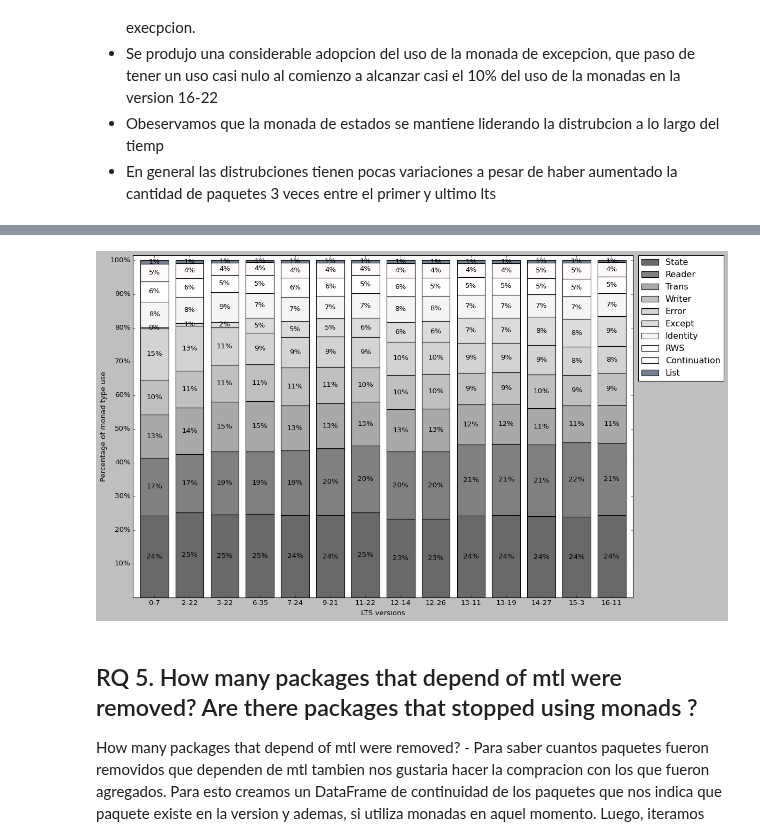
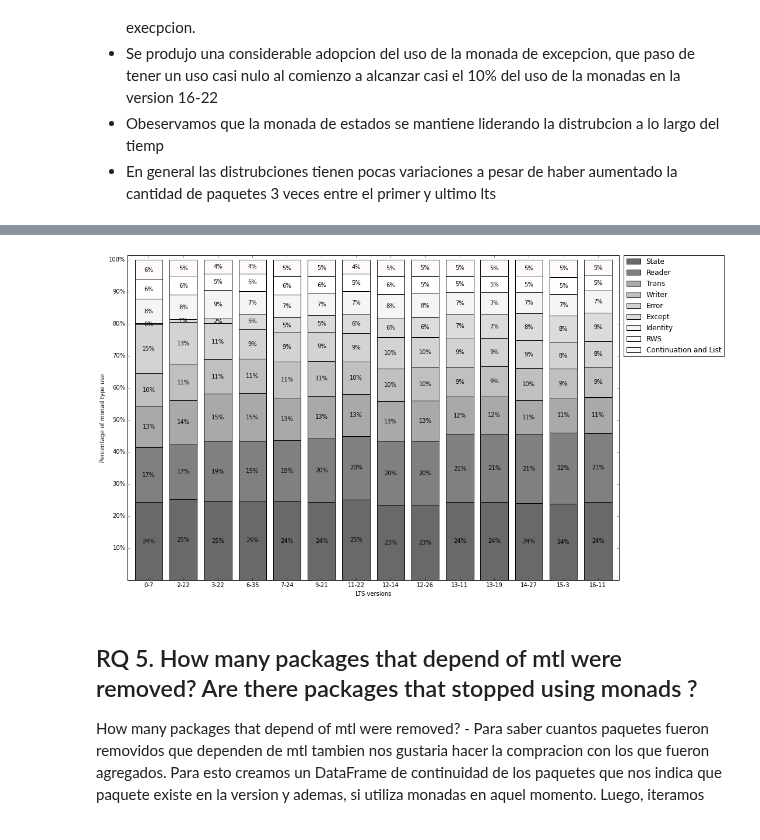
Before and after one commit to pragmaticslaboratory/stackage-evolution, a Jupyter notebook: notebooks/answers.ipynb, the cells around one changed output, grey strips where cells are left out. Drawn from its saved outputs; the diff is of its cells as text; code cells hidden in the pictures.

```diff
--- a/notebooks/answers.ipynb
+++ b/notebooks/answers.ipynb
@@ -94,22 +94,21 @@ lts_datetim = [
     datetime(2020,3,7),
     datetime(2020,8,25)
 ]
-lts_date = [
-    "2014-12",
-    "2015-08",
-    "2016-01",
-    "2017-07",
-    "2017-05",
-    "2017-12",
-    "2018-06",
-    "2018-09",
-    "2018-12",
-    "2019-03",
-    "2019-06",
-    "2020-01",
-    "2020-04",
-    "2020-08"
-]
-dates = matplotlib.dates.date2num(lts_date)
+lts_date = ["2014-12"]
+dates = [datetime(2014,12,1)]
+year = 2015
+for i in range (6):
+    month = 0
+    for i in range (4):
+        month += 3
+        x = year
+        y = str(month)
+        date = str(x)+"-"+str(y)
+        formato = datetime(year,month,1)
+        lts_date.append(date)
+        dates.append(formato)
+    year += 1
+
+dates = matplotlib.dates.date2num(dates)
 for df in df_list:
     total_pkgs.append(len(df))
@@ -678,34 +692,37 @@ for num, monad in enumerate(monads_type):
+# %%
+for i in range (len(data[1])):
+    data[8][i] = data[8][i]+data[9][i]
 # %%
 import operator
 fig, ax = plt.subplots(figsize=(12, 10))
 ax.margins(0.015)
 plt.subplots_adjust(right=1.1)
 
 def calculate_bottom(data, bar_idx):
     if bar_idx == 0:
         return 0
 
     cumsum = [0, 0, 0, 0, 0, 0, 0, 0, 0, 0, 0, 0, 0, 0, 0]
     for idx in range(0, bar_idx):
         cumsum = list(map(operator.add, cumsum, data[idx]))
 
     return cumsum
 
-monads_type = ['State', 'Reader', 'Trans', 'Writer', 'Error', 'Except', 'Identity', 'RWS', 'Continuation', 'List']
+monads_type = ['State', 'Reader', 'Trans', 'Writer', 'Error', 'Except', 'Identity', 'RWS', 'Continuation and List']
 colors = colors = ['dimgrey', 'grey', 'darkgrey', 'silver', 'lightgrey', 'gainsboro', 'whitesmoke', 'white', 'snow', 'slategrey']
 for idx, monad in enumerate(monads_type):
     bar = ax.bar(x=lts_list, height=data[idx], bottom=calculate_bottom(data, idx), width=.8, color=colors[idx], align='center', label=monad)
     ax.bar_label(bar, labels=list(map(lambda per: f"{round(per)}%", data[idx])), label_type='center', color='black')
 
 ax.legend(bbox_to_anchor=(1.01, 1), loc='upper left', borderaxespad=0.)
 ax.set_yticks([10, 20, 30, 40, 50, 60, 70, 80, 90, 100])
 ax.set_yticklabels(['10%', '20%', '30%', '40%', '50%', '60%', '70%', '80%', '90%', '100%'])
 ax.set_xlabel('LTS versions')
 ax.set_ylabel('Percentage of monad type use')
 plt.savefig("graphs/rq4.pdf", format='pdf', bbox_inches='tight')
 plt.show()
 # %% [output]
-[figure, old version]
+[figure, new version]
 # %% [markdown]
 ## RQ 5.  How many packages that depend of mtl were removed? Are there packages that stopped using monads ?
 
```
Also changed, not shown: parts of 5 cells of this notebook, 2 other files.
